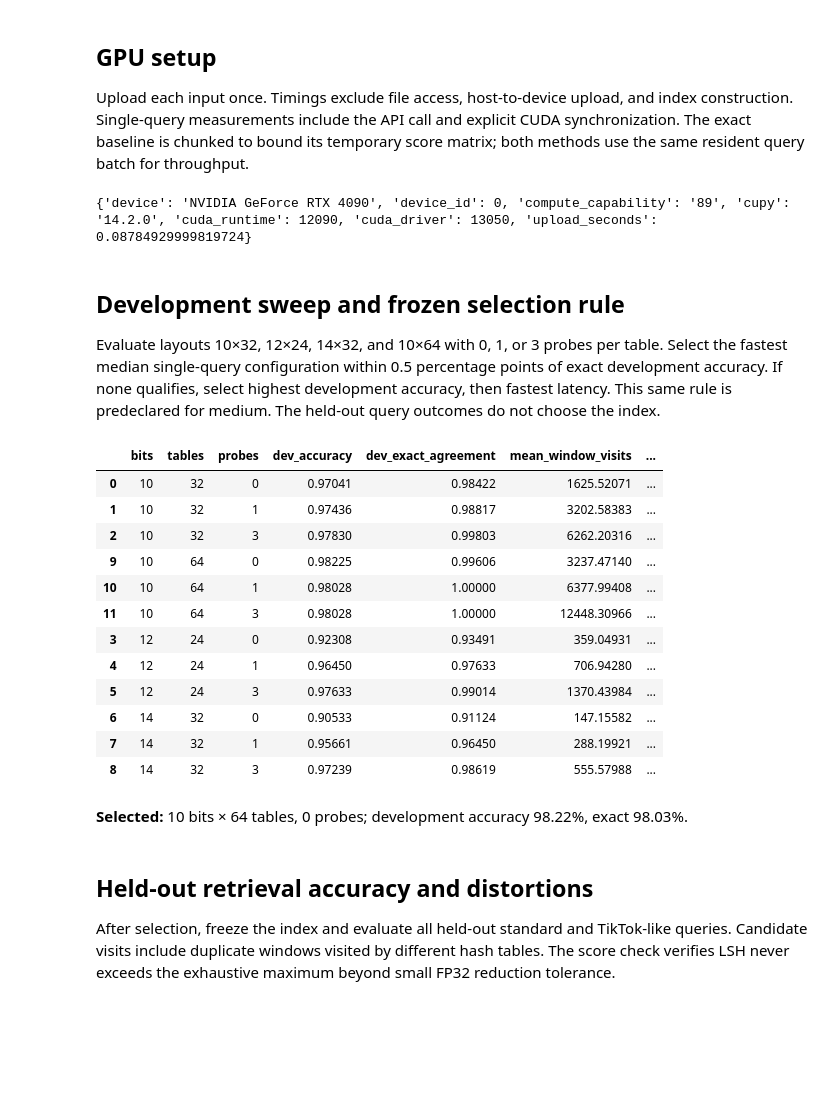
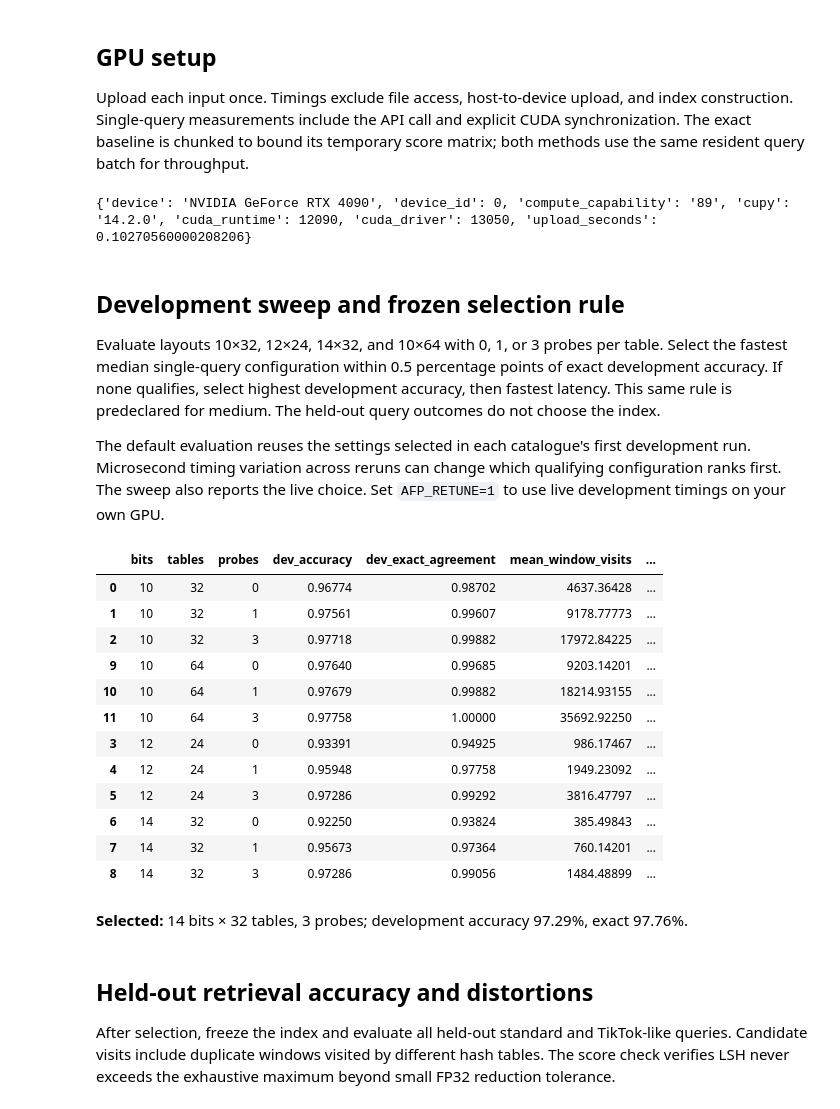
Before and after one commit to ExoHumann/02807_computational_tools_ds, a Jupyter notebook: notebooks/gpu_retrieval.ipynb, the cells around one changed output. Drawn from its saved outputs; the diff is of its cells as text; code cells hidden in the pictures; blank space fills up the shorter version.

```diff
--- a/notebooks/gpu_retrieval.ipynb
+++ b/notebooks/gpu_retrieval.ipynb
@@ -44,7 +22,7 @@ if ROOT is None:
     raise FileNotFoundError("Run this notebook from the repository or a child directory.")
 sys.path.insert(0, str(ROOT / "src"))
 
-TAG = os.environ.get("AFP_DATASET_TAG", "small").strip().lower()
+TAG = os.environ.get("AFP_DATASET_TAG", "medium").strip().lower()
 if TAG not in {"small", "medium"}:
     raise ValueError("AFP_DATASET_TAG must be small or medium.")
 DEFAULT_DATA_DIRS = {"small": ROOT / "data/processed/fingerprints", "medium": ROOT / "data/medium/data/processed/fingerprints"}
@@ -209,11 +187,13 @@ gpu = {
 }
 print(gpu)
 # %% [output]
-{'device': 'NVIDIA GeForce RTX 4090', 'device_id': 0, 'compute_capability': '89', 'cupy': '14.2.0', 'cuda_runtime': 12090, 'cuda_driver': 13050, 'upload_seconds': 0.08784929999819724}
+{'device': 'NVIDIA GeForce RTX 4090', 'device_id': 0, 'compute_capability': '89', 'cupy': '14.2.0', 'cuda_runtime': 12090, 'cuda_driver': 13050, 'upload_seconds': 0.10270560000208206}
 # %% [markdown]
 ## Development sweep and frozen selection rule
 
 Evaluate layouts 10×32, 12×24, 14×32, and 10×64 with 0, 1, or 3 probes per table. Select the fastest median single-query configuration within 0.5 percentage points of exact development accuracy. If none qualifies, select highest development accuracy, then fastest latency. This same rule is predeclared for medium. The held-out query outcomes do not choose the index.
+
+The default evaluation reuses the settings selected in each catalogue's first development run. Microsecond timing variation across reruns can change which qualifying configuration ranks first. The sweep also reports the live choice. Set `AFP_RETUNE=1` to use live development timings on your own GPU.
 # %%
 def exact_batch(qg, rg=Rg, tg=rtg, chunk=EXACT_CHUNK):
     tracks, scores = [], []
@@ -298,46 +278,54 @@ for bits, tables in LAYOUTS:
 
 sweep = pd.DataFrame(rows)
 eligible = sweep[sweep.dev_accuracy >= exact_dev_acc - DEV_TOLERANCE]
 if len(eligible):
     selected = eligible.sort_values(
         ["dev_lsh_median_ms", "mean_window_visits", "bits", "tables", "probes"]
     ).iloc[0]
     selection_rule = "fastest within 0.5 pp of exact development accuracy"
 else:
     selected = sweep.sort_values(
         ["dev_accuracy", "dev_lsh_median_ms"], ascending=[False, True]
     ).iloc[0]
     selection_rule = "highest development accuracy; latency breaks ties"
+live_choice = [int(selected.bits), int(selected.tables), int(selected.probes)]
+retune = os.environ.get("AFP_RETUNE", "0") == "1"
+if not retune:
+    recorded = {"small": (10, 64, 0), "medium": (14, 32, 3)}[TAG]
+    selected = sweep[(sweep.bits == recorded[0]) & (sweep.tables == recorded[1]) &
+                     (sweep.probes == recorded[2])].iloc[0]
+    selection_rule = "frozen first development run: fastest within 0.5 pp of exact"
 bits, tables, probes = int(selected.bits), int(selected.tables), int(selected.probes)
 ann = indices[(bits, tables)]
 choice = {
     "bits": bits, "tables": tables, "probes": probes, "selection_rule": selection_rule,
+    "current_sweep_choice": live_choice, "retuned": retune,
     "dev_accuracy": float(selected.dev_accuracy), "exact_dev_accuracy": exact_dev_acc,
     "mean_window_visits": float(selected.mean_window_visits),
     "index_build_seconds": float(selected.build_seconds),
 }
 for key in list(indices):
     if key != (bits, tables):
         del indices[key]
 del indices
 display(sweep.sort_values(["bits", "tables", "probes"]).round(5))
 display(Markdown(f"**Selected:** {bits} bits × {tables} tables, {probes} probes; "
                  f"development accuracy {choice['dev_accuracy']:.2%}, exact {exact_dev_acc:.2%}."))
 # %% [output]
 |  | bits | tables | probes | dev_accuracy | dev_exact_agreement | mean_window_visits | ... |
-| 0 | 10 | 32 | 0 | 0.97041 | 0.98422 | 1625.52071 | ... |
-| 1 | 10 | 32 | 1 | 0.97436 | 0.98817 | 3202.58383 | ... |
-| 2 | 10 | 32 | 3 | 0.97830 | 0.99803 | 6262.20316 | ... |
-| 9 | 10 | 64 | 0 | 0.98225 | 0.99606 | 3237.47140 | ... |
-| 10 | 10 | 64 | 1 | 0.98028 | 1.00000 | 6377.99408 | ... |
-| 11 | 10 | 64 | 3 | 0.98028 | 1.00000 | 12448.30966 | ... |
-| 3 | 12 | 24 | 0 | 0.92308 | 0.93491 | 359.04931 | ... |
-| 4 | 12 | 24 | 1 | 0.96450 | 0.97633 | 706.94280 | ... |
-| 5 | 12 | 24 | 3 | 0.97633 | 0.99014 | 1370.43984 | ... |
-| 6 | 14 | 32 | 0 | 0.90533 | 0.91124 | 147.15582 | ... |
-| 7 | 14 | 32 | 1 | 0.95661 | 0.96450 | 288.19921 | ... |
-| 8 | 14 | 32 | 3 | 0.97239 | 0.98619 | 555.57988 | ... |
+| 0 | 10 | 32 | 0 | 0.96774 | 0.98702 | 4637.36428 | ... |
+| 1 | 10 | 32 | 1 | 0.97561 | 0.99607 | 9178.77773 | ... |
+| 2 | 10 | 32 | 3 | 0.97718 | 0.99882 | 17972.84225 | ... |
+| 9 | 10 | 64 | 0 | 0.97640 | 0.99685 | 9203.14201 | ... |
+| 10 | 10 | 64 | 1 | 0.97679 | 0.99882 | 18214.93155 | ... |
+| 11 | 10 | 64 | 3 | 0.97758 | 1.00000 | 35692.92250 | ... |
+| 3 | 12 | 24 | 0 | 0.93391 | 0.94925 | 986.17467 | ... |
+| 4 | 12 | 24 | 1 | 0.95948 | 0.97758 | 1949.23092 | ... |
+| 5 | 12 | 24 | 3 | 0.97286 | 0.99292 | 3816.47797 | ... |
+| 6 | 14 | 32 | 0 | 0.92250 | 0.93824 | 385.49843 | ... |
+| 7 | 14 | 32 | 1 | 0.95673 | 0.97364 | 760.14201 | ... |
+| 8 | 14 | 32 | 3 | 0.97286 | 0.99056 | 1484.48899 | ... |
-**Selected:** 10 bits × 64 tables, 0 probes; development accuracy 98.22%, exact 98.03%.
+**Selected:** 14 bits × 32 tables, 3 probes; development accuracy 97.29%, exact 97.76%.
 # %% [markdown]
 ## Held-out retrieval accuracy and distortions
 
```
Also changed, not shown: parts of 9 cells of this notebook, 8 other files.
